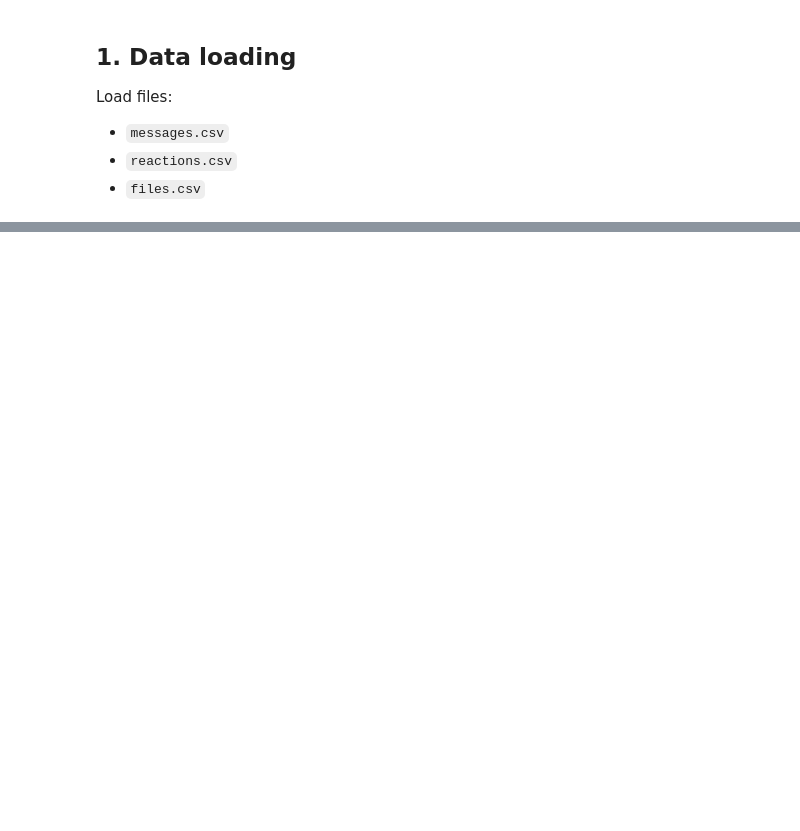
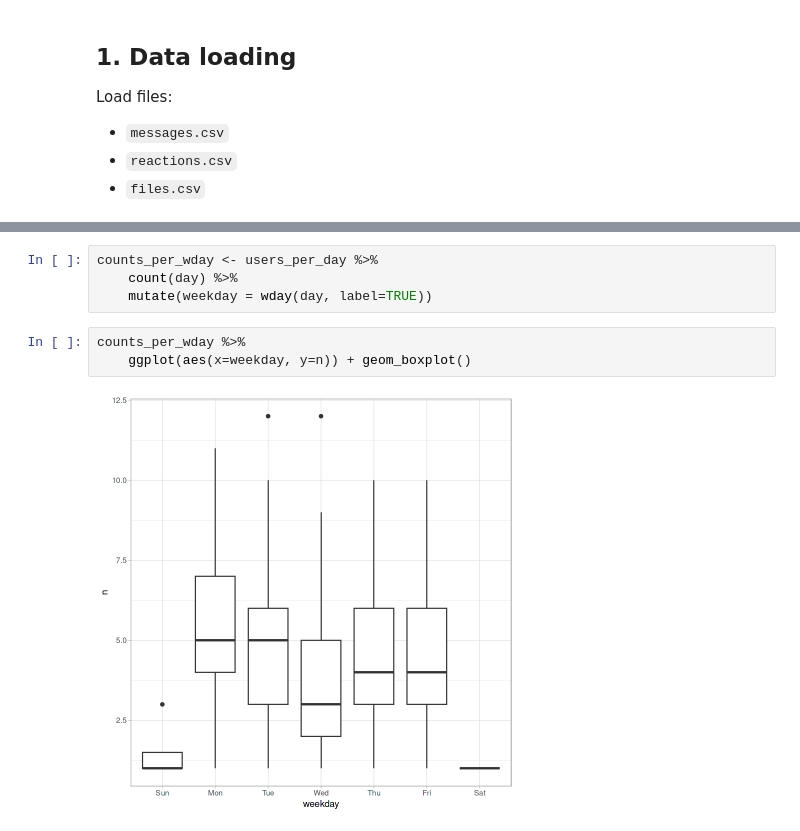
Before and after one commit to ddojo/ddojo.github.io, a Jupyter notebook: sessions/30_mattermost/R.ipynb, the cells around one changed output, grey strips where cells are left out. Drawn from its saved outputs; the diff is of its cells as text; blank space fills up the shorter version.

```diff
--- a/sessions/30_mattermost/R.ipynb
+++ b/sessions/30_mattermost/R.ipynb
@@ -85,0 +153,9 @@ chr (3): post_id, file_id, link
+# %%
+counts_per_wday <- users_per_day %>%
+    count(day) %>%
+    mutate(weekday = wday(day, label=TRUE))
+# %%
+counts_per_wday %>%
+    ggplot(aes(x=weekday, y=n)) + geom_boxplot()
+# %% [output]
+[figure, added]
```
Also changed, not shown: parts of 25 cells of this notebook, 6 other files.
